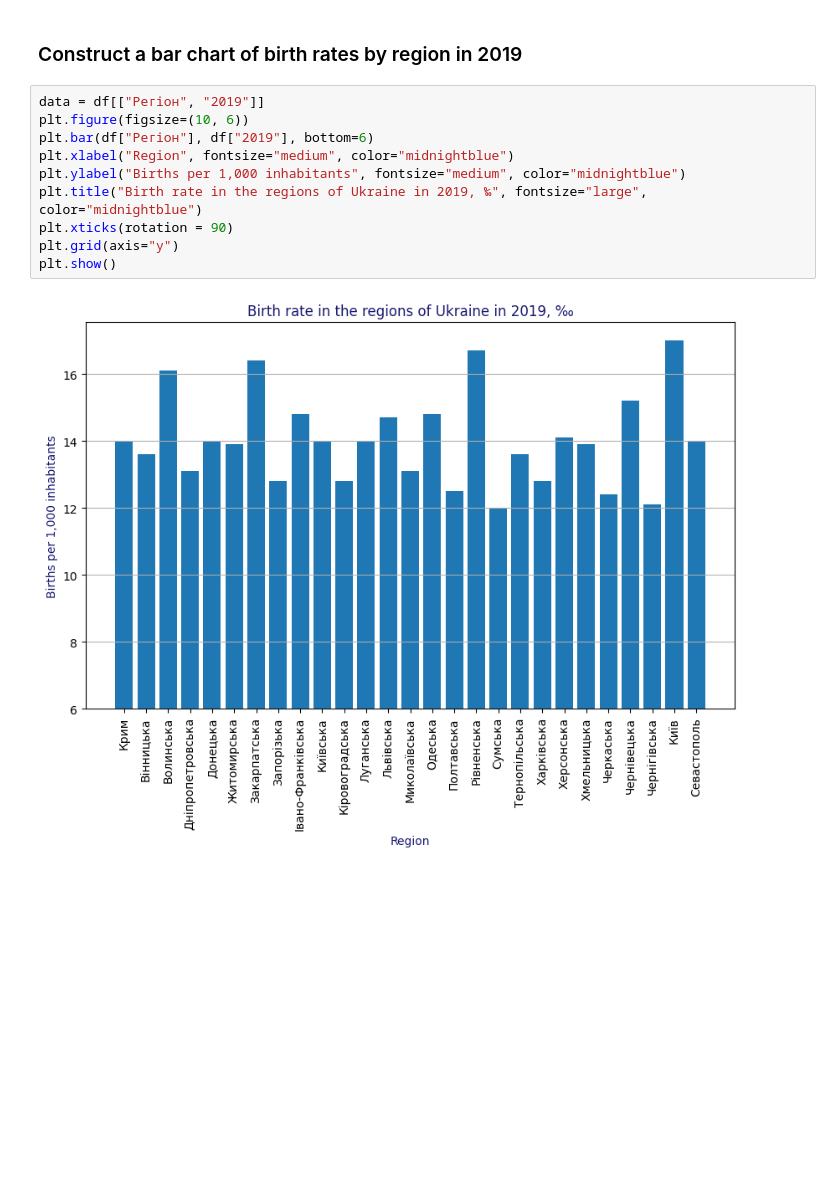
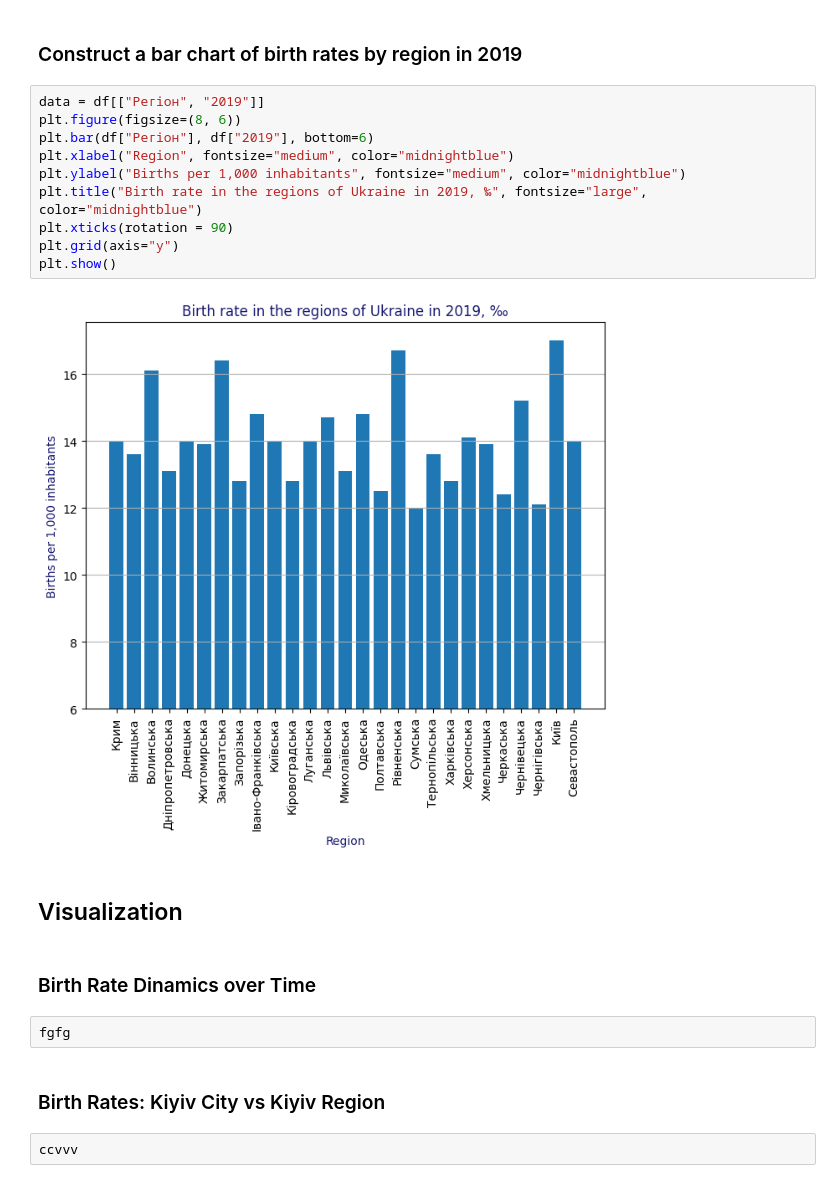
Before and after one commit to Matajur/Python-Data, a Jupyter notebook: homework_02/Hw2.1.ipynb, the cells around one changed output. Saved outputs shown, nothing was run; the diff lists cells and outputs as text; blank space fills up the shorter version.

```diff
--- a/homework_02/Hw2.1.ipynb
+++ b/homework_02/Hw2.1.ipynb
@@ -169,13 +169,23 @@ Name: 17, dtype: object
 ### Construct a bar chart of birth rates by region in 2019
 # %%
 data = df[["Регіон", "2019"]]
-plt.figure(figsize=(10, 6))
+plt.figure(figsize=(8, 6))
 plt.bar(df["Регіон"], df["2019"], bottom=6)
 plt.xlabel("Region", fontsize="medium", color="midnightblue")
 plt.ylabel("Births per 1,000 inhabitants", fontsize="medium", color="midnightblue")
 plt.title("Birth rate in the regions of Ukraine in 2019, ‰", fontsize="large", color="midnightblue")
 plt.xticks(rotation = 90)
 plt.grid(axis="y")
 plt.show()
 # %% [output]
-[figure, old version]
+[figure, new version]
+# %% [markdown]
+## Visualization
+# %% [markdown]
+### Birth Rate Dinamics over Time
+# %%
+fgfg
+# %% [markdown]
+### Birth Rates: Kiyiv City vs Kiyiv Region
+# %%
+ccvvv
```
Also changed, not shown: parts of 2 cells of this notebook, 3 other files.
